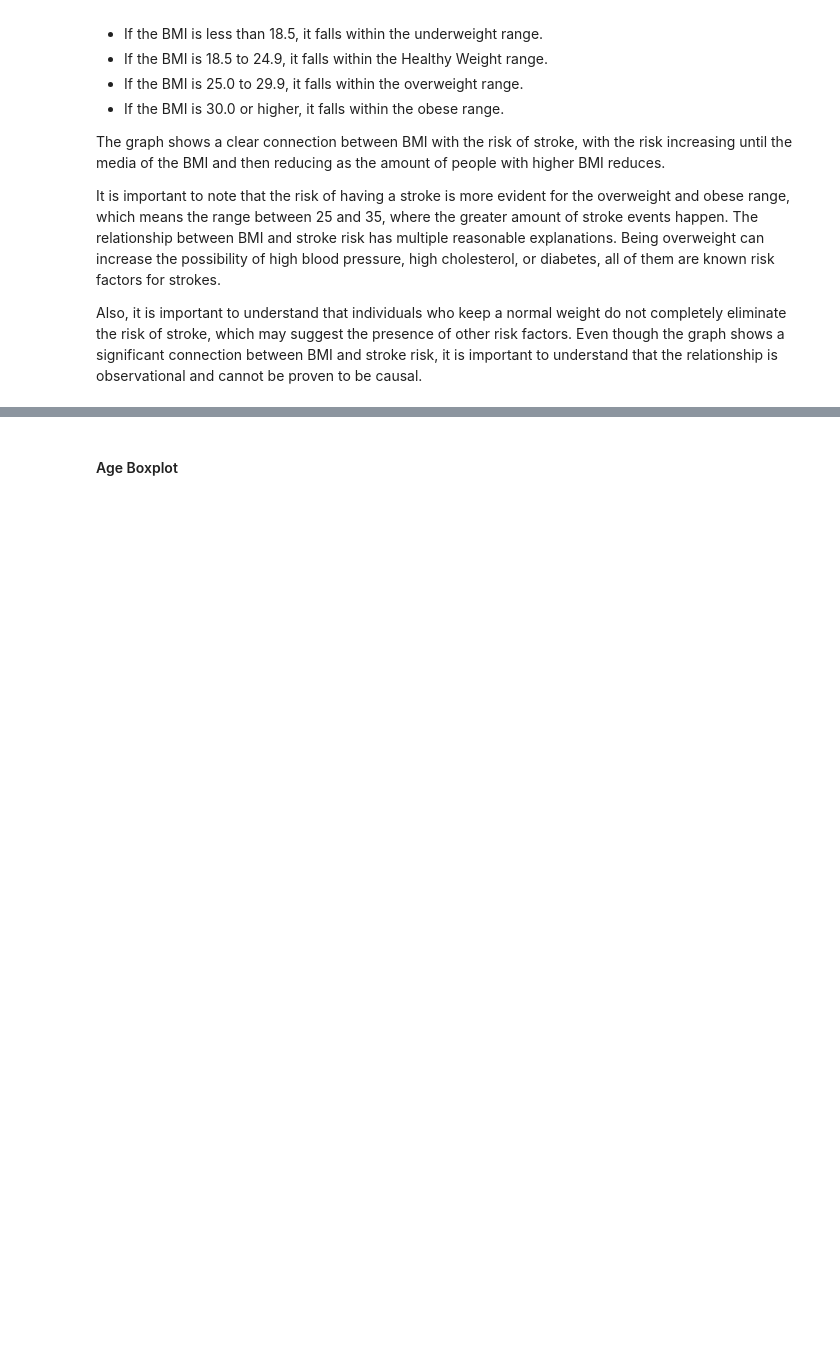
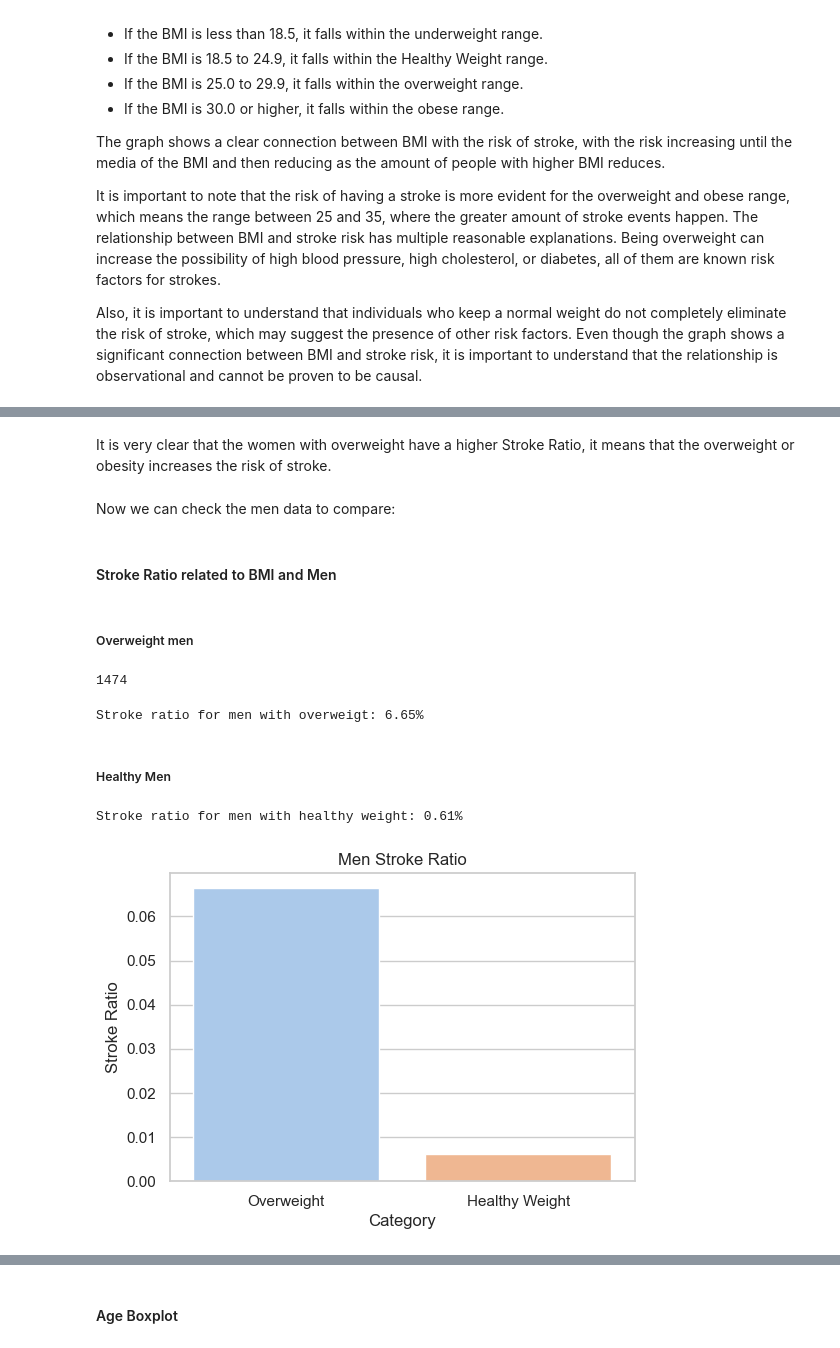
Before and after one commit to heitorgaf/Strategic-Thinking--CA, a Jupyter notebook: StratThink_HDipData_CA1.ipynb, the cells around one changed output, grey strips where cells are left out. Saved outputs shown, nothing was run; the diff lists cells and outputs as text; code cells hidden in the pictures; blank space fills up the shorter version.

```diff
--- a/StratThink_HDipData_CA1.ipynb
+++ b/StratThink_HDipData_CA1.ipynb
@@ -374,0 +421,8 @@ Also, it is important to understand that individuals who keep a normal weight do
+# %% [markdown]
+It is very clear that the women with overweight have a higher Stroke Ratio, it means that the overweight or obesity increases the risk of stroke.
+# %% [markdown]
+Now we can check the men data to compare:
+# %% [markdown]
+#### Stroke Ratio related to BMI and Men
+# %% [markdown]
+##### Overweight men
@@ -374,0 +431,36 @@ Also, it is important to understand that individuals who keep a normal weight do
+# %%
+total_men = len(men_overweight)
+men_overweight_stroke = len(men_overweight[men_overweight['Stroke'] == 1])
+total_men
+# %% [output]
+1474
+# %%
+stroke_ratio_men = men_overweight_stroke / total_men
+print(f"Stroke ratio for men with overweigt: {stroke_ratio_men:.2%}")
+# %% [output]
+Stroke ratio for men with overweigt: 6.65%
+# %% [markdown]
+##### Healthy Men
+# %%
+men_Healthy= df[(df['Gender'] == 'Male') & (df['Body Mass Index'] >= 18.5) & (df['Body Mass Index'] < 24.9)]
+# %%
+men_Healthy_stroke = len(men_Healthy[men_Healthy['Stroke'] == 1])
+
+stroke_ratio_healthy_men = men_Healthy_stroke / total_men
+print(f"Stroke ratio for men with healthy weight: {stroke_ratio_healthy_men:.2%}")
+# %% [output]
+Stroke ratio for men with healthy weight: 0.61%
+# %%
+#Bar plot for Men
+ratio_men = pd.DataFrame({
+    'Category': ['Overweight', 'Healthy Weight'],
+    'Stroke Ratio': [stroke_ratio_men, stroke_ratio_healthy_men]
+})
+
+plt.figure(figsize=(6, 4))
+sns.barplot(x='Category', y='Stroke Ratio', data=ratio_men, palette='pastel')
+plt.title('Men Stroke Ratio')
+plt.ylabel('Stroke Ratio')
+plt.show()
+# %% [output]
+[figure, added]
```
Also changed, not shown: parts of 17 cells of this notebook.
